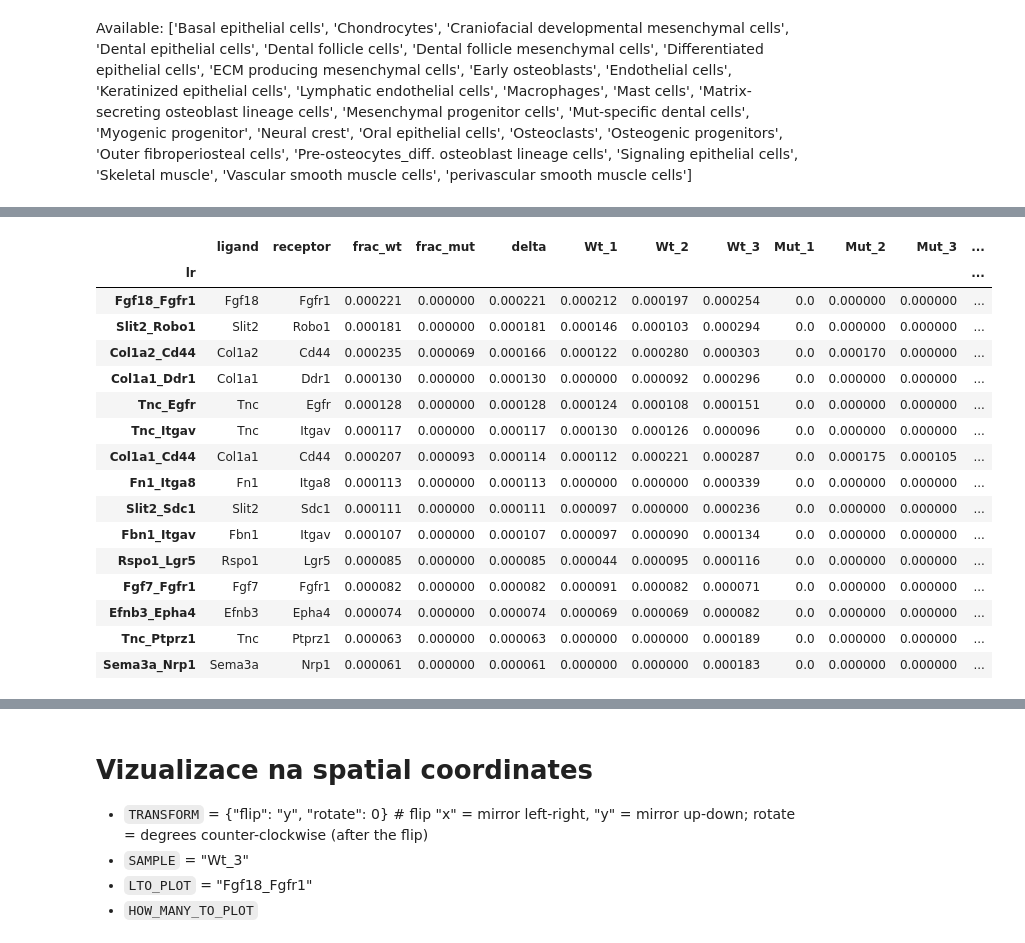
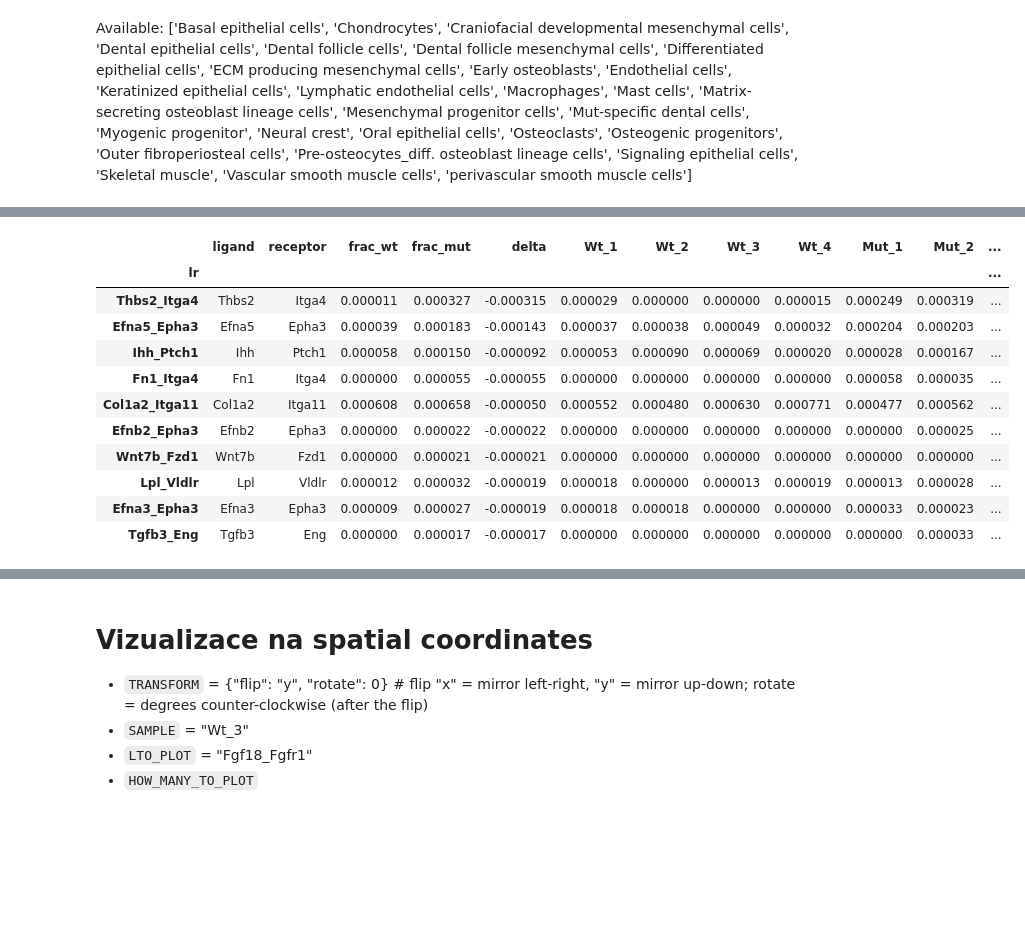
Before and after one commit to zimcikuh/Xenium_Analysis_SATB2_UMG_2026, a Jupyter notebook: scripts/08_2_stlearn_vizual.ipynb, the cells around one changed output, grey strips where cells are left out. Saved outputs shown, nothing was run; the diff lists cells and outputs as text; code cells hidden in the pictures; blank space fills up the shorter version.

```diff
--- a/scripts/08_2_stlearn_vizual.ipynb
+++ b/scripts/08_2_stlearn_vizual.ipynb
@@ -19,8 +20,8 @@ Chord plots show the top `N_TOP` ligand-receptor pairs sent from `LIGANDS_prod`
 The same LR pairs, colours and sector order are used in every plot, so WT and Mut are directly comparable.
 # %%
 N_TOP = 10
-LIGANDS_prod = ["Craniofacial developmental mesenchymal cells"]          # sender cell types (ligand producers)
-RECEPTORS_prod = ["ECM producing mesenchymal cells"]        # receiver cell types (receptor producers)
+LIGANDS_prod = ["Osteogenic progenitors"]          # sender cell types (ligand producers)
+RECEPTORS_prod = ["Matrix-secreting osteoblast lineage cells"]        # receiver cell types (receptor producers)
 
 USE_LABEL = "annotation_safe"           # matches adata.uns[f"per_lr_cci_{USE_LABEL}"]
 P_CUTOFF = 0.05
@@ -60,7 +41,7 @@ grid_paths = {
     "Wt_1": d.stlearn_dir / "cci" / "wt_1_lit_grid250_cci.h5ad",
     "Wt_2": d.stlearn_dir / "cci" / "wt_2_lit_grid250_cci.h5ad",
     "Wt_3": d.stlearn_dir / "cci" / "wt_3_lit_grid250_cci.h5ad",
-    #"Wt_4": d.stlearn_dir / "cci" / "wt_4_lit_grid250_cci.h5ad",
+    "Wt_4": d.stlearn_dir / "cci" / "wt_4_lit_grid250_cci.h5ad",
     "Mut_1": d.stlearn_dir / "cci" / "mut_1_lit_grid250_cci.h5ad",
     "Mut_2": d.stlearn_dir / "cci" / "mut_2_lit_grid250_cci.h5ad",
     "Mut_3": d.stlearn_dir / "cci" / "mut_3_lit_grid250_cci.h5ad",
@@ -295,21 +277,18 @@ Mut_4
+# %%
+HOW_MANY_TO_PLOT = 10
 # %%
-contrast.sort_values("delta", ascending=False).head(HOW_MANY_TO_PLOT)[["ligand", "receptor", f"frac_{GROUP_A}", f"frac_{GROUP_B}", "delta"] + sample_order]
+contrast.sort_values("delta", ascending=True).head(HOW_MANY_TO_PLOT)[["ligand", "receptor", f"frac_{GROUP_A}", f"frac_{GROUP_B}", "delta"] + sample_order]
 # %% [output]
-|  | ligand | receptor | frac_wt | frac_mut | delta | Wt_1 | Wt_2 | Wt_3 | Mut_1 | Mut_2 | Mut_3 | ... |
+|  | ligand | receptor | frac_wt | frac_mut | delta | Wt_1 | Wt_2 | Wt_3 | Wt_4 | Mut_1 | Mut_2 | ... |
 | lr |  |  |  |  |  |  |  |  |  |  |  | ... |
-| Fgf18_Fgfr1 | Fgf18 | Fgfr1 | 0.000221 | 0.000000 | 0.000221 | 0.000212 | 0.000197 | 0.000254 | 0.0 | 0.000000 | 0.000000 | ... |
-| Slit2_Robo1 | Slit2 | Robo1 | 0.000181 | 0.000000 | 0.000181 | 0.000146 | 0.000103 | 0.000294 | 0.0 | 0.000000 | 0.000000 | ... |
-| Col1a2_Cd44 | Col1a2 | Cd44 | 0.000235 | 0.000069 | 0.000166 | 0.000122 | 0.000280 | 0.000303 | 0.0 | 0.000170 | 0.000000 | ... |
-| Col1a1_Ddr1 | Col1a1 | Ddr1 | 0.000130 | 0.000000 | 0.000130 | 0.000000 | 0.000092 | 0.000296 | 0.0 | 0.000000 | 0.000000 | ... |
-| Tnc_Egfr | Tnc | Egfr | 0.000128 | 0.000000 | 0.000128 | 0.000124 | 0.000108 | 0.000151 | 0.0 | 0.000000 | 0.000000 | ... |
-| Tnc_Itgav | Tnc | Itgav | 0.000117 | 0.000000 | 0.000117 | 0.000130 | 0.000126 | 0.000096 | 0.0 | 0.000000 | 0.000000 | ... |
-| Col1a1_Cd44 | Col1a1 | Cd44 | 0.000207 | 0.000093 | 0.000114 | 0.000112 | 0.000221 | 0.000287 | 0.0 | 0.000175 | 0.000105 | ... |
-| Fn1_Itga8 | Fn1 | Itga8 | 0.000113 | 0.000000 | 0.000113 | 0.000000 | 0.000000 | 0.000339 | 0.0 | 0.000000 | 0.000000 | ... |
-| Slit2_Sdc1 | Slit2 | Sdc1 | 0.000111 | 0.000000 | 0.000111 | 0.000097 | 0.000000 | 0.000236 | 0.0 | 0.000000 | 0.000000 | ... |
-| Fbn1_Itgav | Fbn1 | Itgav | 0.000107 | 0.000000 | 0.000107 | 0.000097 | 0.000090 | 0.000134 | 0.0 | 0.000000 | 0.000000 | ... |
-| Rspo1_Lgr5 | Rspo1 | Lgr5 | 0.000085 | 0.000000 | 0.000085 | 0.000044 | 0.000095 | 0.000116 | 0.0 | 0.000000 | 0.000000 | ... |
-| Fgf7_Fgfr1 | Fgf7 | Fgfr1 | 0.000082 | 0.000000 | 0.000082 | 0.000091 | 0.000082 | 0.000071 | 0.0 | 0.000000 | 0.000000 | ... |
-| Efnb3_Epha4 | Efnb3 | Epha4 | 0.000074 | 0.000000 | 0.000074 | 0.000069 | 0.000069 | 0.000082 | 0.0 | 0.000000 | 0.000000 | ... |
-| Tnc_Ptprz1 | Tnc | Ptprz1 | 0.000063 | 0.000000 | 0.000063 | 0.000000 | 0.000000 | 0.000189 | 0.0 | 0.000000 | 0.000000 | ... |
-| Sema3a_Nrp1 | Sema3a | Nrp1 | 0.000061 | 0.000000 | 0.000061 | 0.000000 | 0.000000 | 0.000183 | 0.0 | 0.000000 | 0.000000 | ... |
+| Thbs2_Itga4 | Thbs2 | Itga4 | 0.000011 | 0.000327 | -0.000315 | 0.000029 | 0.000000 | 0.000000 | 0.000015 | 0.000249 | 0.000319 | ... |
+| Efna5_Epha3 | Efna5 | Epha3 | 0.000039 | 0.000183 | -0.000143 | 0.000037 | 0.000038 | 0.000049 | 0.000032 | 0.000204 | 0.000203 | ... |
+| Ihh_Ptch1 | Ihh | Ptch1 | 0.000058 | 0.000150 | -0.000092 | 0.000053 | 0.000090 | 0.000069 | 0.000020 | 0.000028 | 0.000167 | ... |
+| Fn1_Itga4 | Fn1 | Itga4 | 0.000000 | 0.000055 | -0.000055 | 0.000000 | 0.000000 | 0.000000 | 0.000000 | 0.000058 | 0.000035 | ... |
+| Col1a2_Itga11 | Col1a2 | Itga11 | 0.000608 | 0.000658 | -0.000050 | 0.000552 | 0.000480 | 0.000630 | 0.000771 | 0.000477 | 0.000562 | ... |
+| Efnb2_Epha3 | Efnb2 | Epha3 | 0.000000 | 0.000022 | -0.000022 | 0.000000 | 0.000000 | 0.000000 | 0.000000 | 0.000000 | 0.000025 | ... |
+| Wnt7b_Fzd1 | Wnt7b | Fzd1 | 0.000000 | 0.000021 | -0.000021 | 0.000000 | 0.000000 | 0.000000 | 0.000000 | 0.000000 | 0.000000 | ... |
+| Lpl_Vldlr | Lpl | Vldlr | 0.000012 | 0.000032 | -0.000019 | 0.000018 | 0.000000 | 0.000013 | 0.000019 | 0.000013 | 0.000028 | ... |
+| Efna3_Epha3 | Efna3 | Epha3 | 0.000009 | 0.000027 | -0.000019 | 0.000018 | 0.000018 | 0.000000 | 0.000000 | 0.000033 | 0.000023 | ... |
+| Tgfb3_Eng | Tgfb3 | Eng | 0.000000 | 0.000017 | -0.000017 | 0.000000 | 0.000000 | 0.000000 | 0.000000 | 0.000000 | 0.000033 | ... |
 # %%
```
Also changed, not shown: parts of 14 cells of this notebook, 3 other files.
